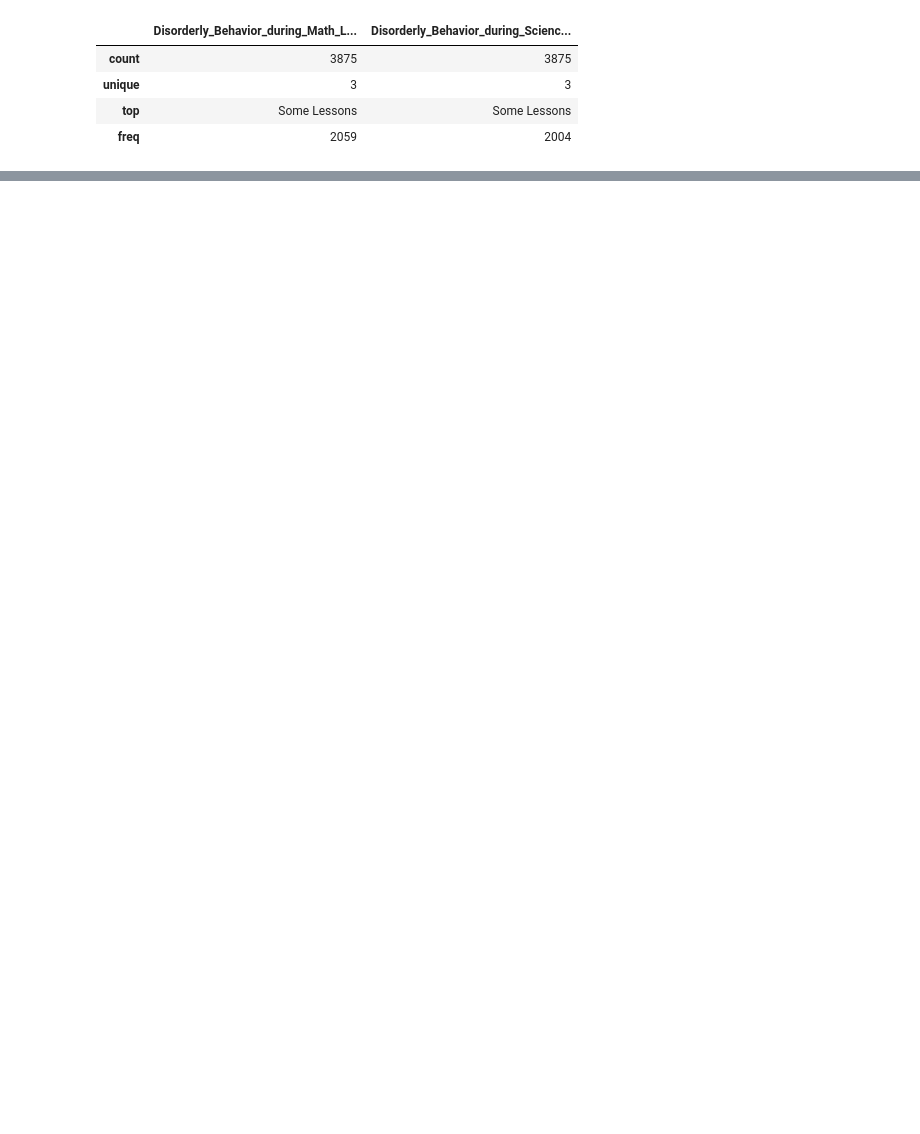
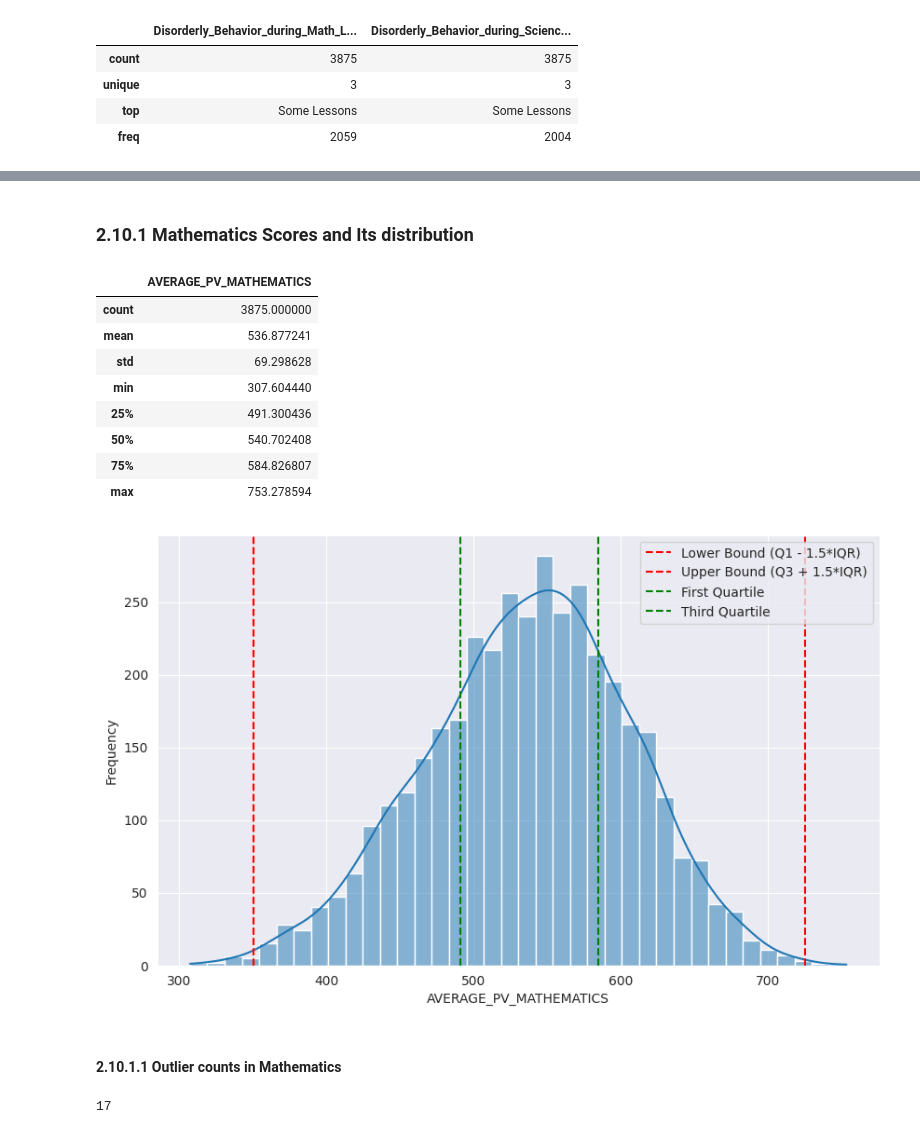
Before and after one commit to Sreerag20109451/data_miining_ca2_eda, a Jupyter notebook: T23_G8_-_02_-_Overview.ipynb, the cells around one changed output, grey strips where cells are left out. Saved outputs shown, nothing was run; the diff lists cells and outputs as text; code cells hidden in the pictures; blank space fills up the shorter version.

```diff
--- a/T23_G8_-_02_-_Overview.ipynb
+++ b/T23_G8_-_02_-_Overview.ipynb
@@ -150,0 +156,23 @@ dissorderly_columns.describe()
+# %% [markdown]
+### 2.10.1 Mathematics Scores and Its distribution
+# %%
+maths_pv = utils.getStatisticsAndDistribution(df_avgd, "MATHEMATICS")
+maths_pv.describe()
+# %% [output]
+|  | AVERAGE_PV_MATHEMATICS |
+| count | 3875.000000 |
+| mean | 536.877241 |
+| std | 69.298628 |
+| min | 307.604440 |
+| 25% | 491.300436 |
+| 50% | 540.702408 |
+| 75% | 584.826807 |
+| max | 753.278594 |
+[figure, added]
+# %% [markdown]
+#### 2.10.1.1 Outlier counts in Mathematics
+# %%
+iqr_count, outlier_count = utils.findNoInIQRandOutLierCount(df_avgd, "MATHEMATICS")
+print(outlier_count)
+# %% [output]
+17
```
Also changed, not shown: parts of 35 cells of this notebook, 9 other files.
